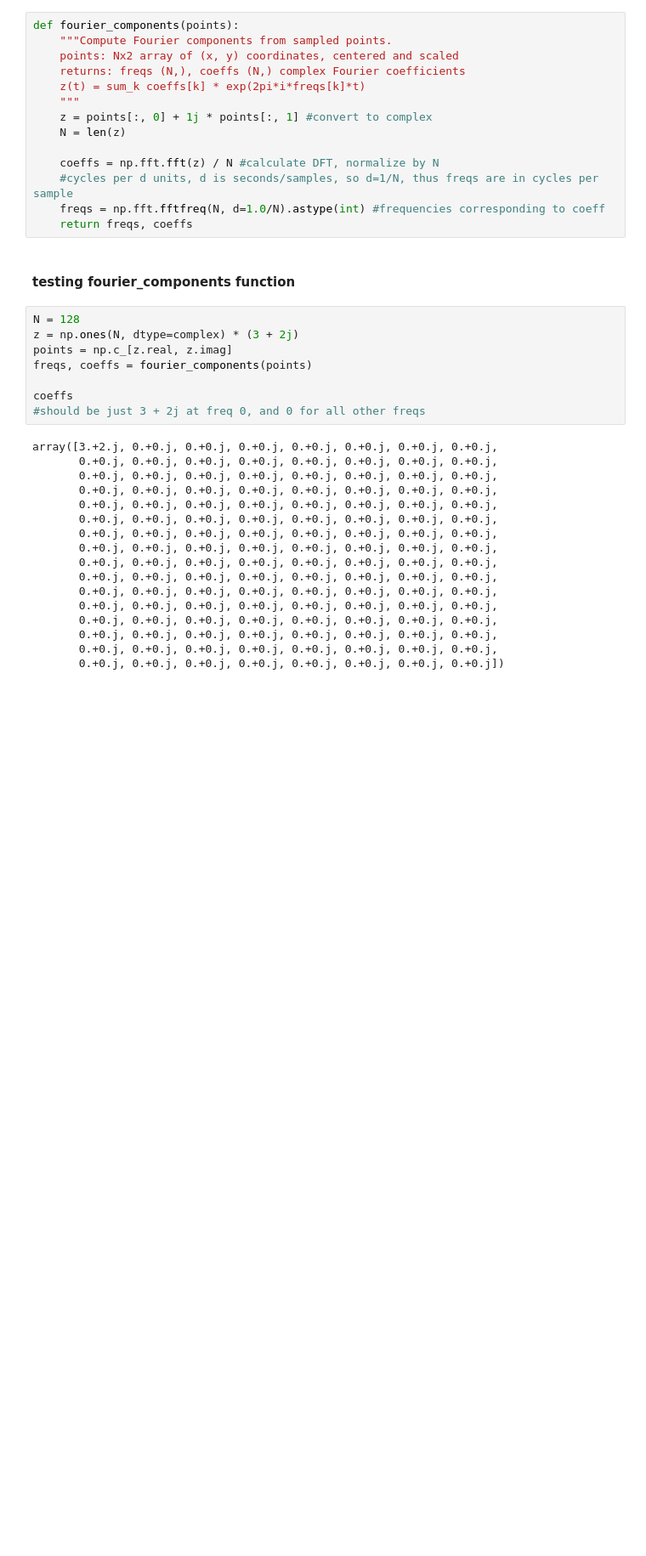
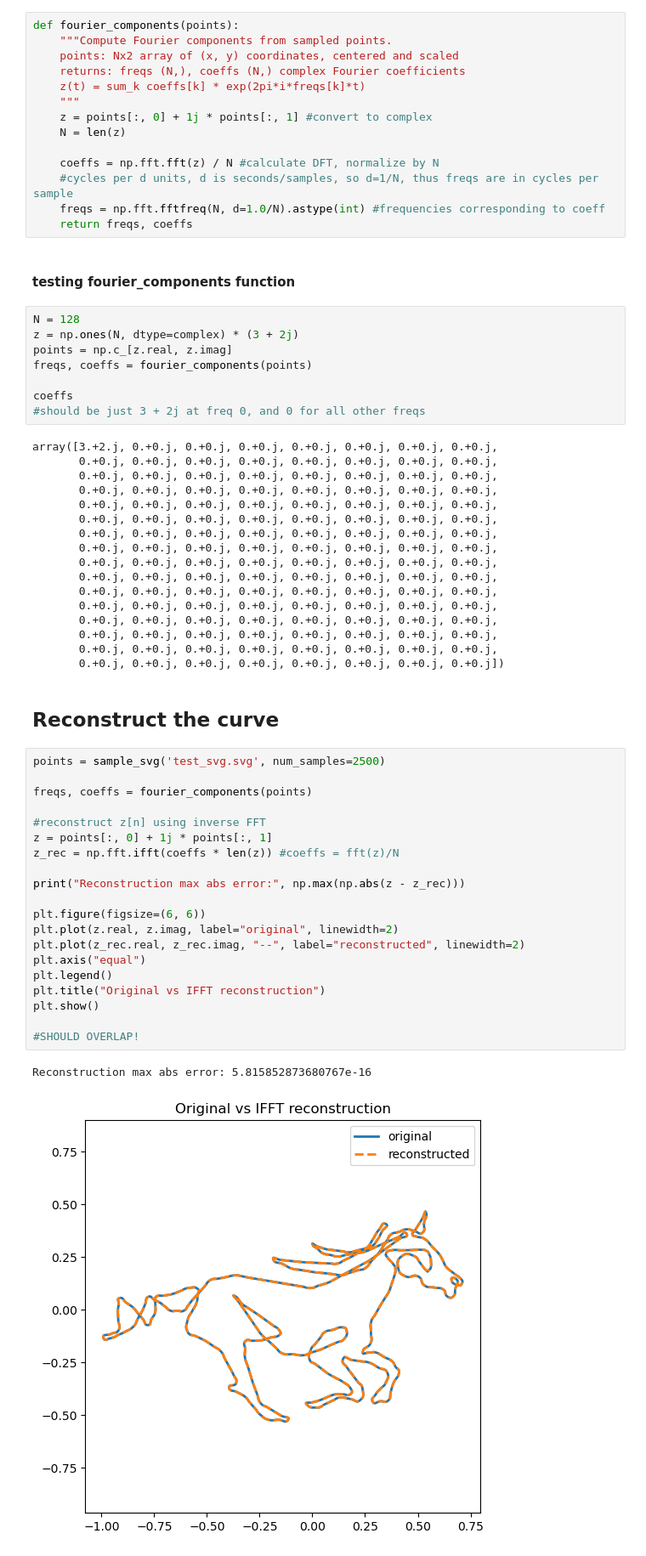
Before and after one commit to wendycao411/fourier_svg, a Jupyter notebook: fourier_svg.ipynb, the cells around one changed output. Shown at 85% size. Cells and saved outputs as stored; diff of their text form; blank space fills up the shorter version.

```diff
--- a/fourier_svg.ipynb
+++ b/fourier_svg.ipynb
@@ -106,3 +106,28 @@ array([3.+2.j, 0.+0.j, 0.+0.j, 0.+0.j, 0.+0.j, 0.+0.j, 0.+0.j, 0.+0.j,
        0.+0.j, 0.+0.j, 0.+0.j, 0.+0.j, 0.+0.j, 0.+0.j, 0.+0.j, 0.+0.j,
        0.+0.j, 0.+0.j, 0.+0.j, 0.+0.j, 0.+0.j, 0.+0.j, 0.+0.j, 0.+0.j,
        0.+0.j, 0.+0.j, 0.+0.j, 0.+0.j, 0.+0.j, 0.+0.j, 0.+0.j, 0.+0.j])
+# %% [markdown]
+## Reconstruct the curve
+# %%
+points = sample_svg('test_svg.svg', num_samples=2500)
+
+freqs, coeffs = fourier_components(points)
+
+#reconstruct z[n] using inverse FFT
+z = points[:, 0] + 1j * points[:, 1]
+z_rec = np.fft.ifft(coeffs * len(z)) #coeffs = fft(z)/N
+
+print("Reconstruction max abs error:", np.max(np.abs(z - z_rec)))
+
+plt.figure(figsize=(6, 6))
+plt.plot(z.real, z.imag, label="original", linewidth=2)
+plt.plot(z_rec.real, z_rec.imag, "--", label="reconstructed", linewidth=2)
+plt.axis("equal")
+plt.legend()
+plt.title("Original vs IFFT reconstruction")
+plt.show()
+
+#SHOULD OVERLAP!
+# %% [output]
+Reconstruction max abs error: 5.815852873680767e-16
+[figure, added]
```
Also changed, not shown: parts of 7 cells of this notebook, 1 other file.
